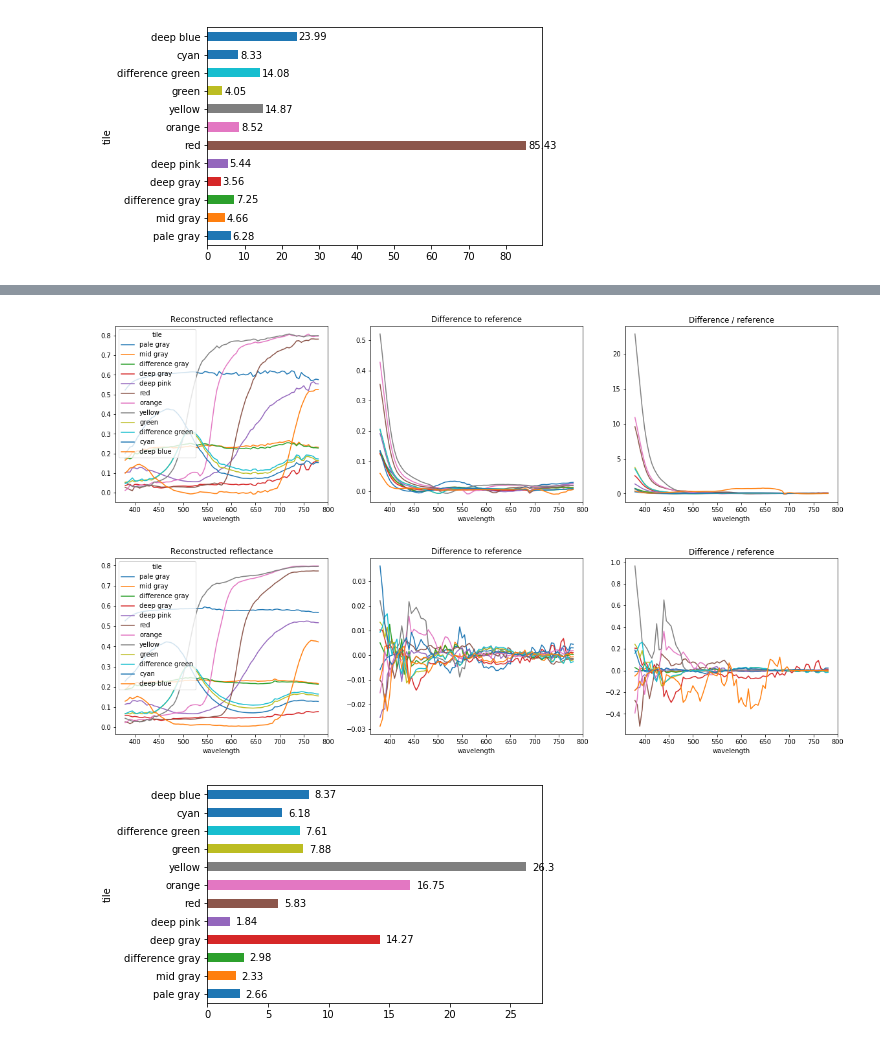
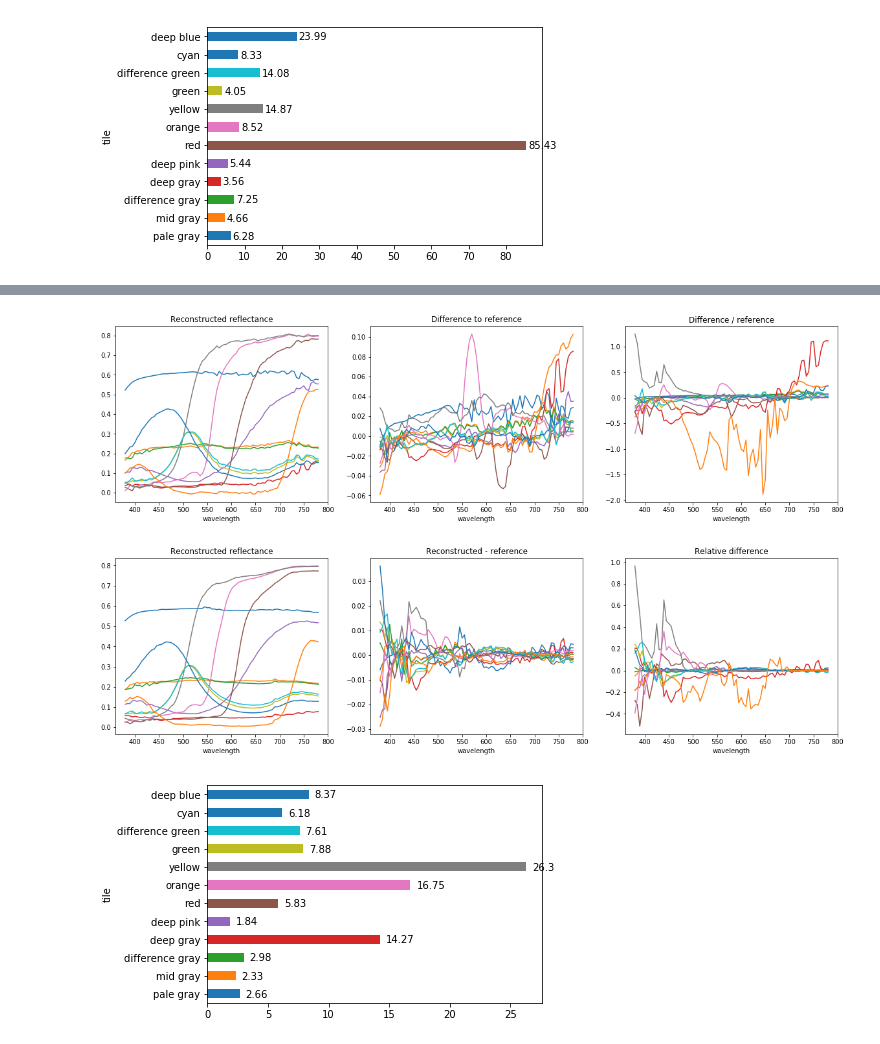
Before and after one commit to silmae/colortiles, a Jupyter notebook: Fit of measurement.ipynb, the cells around one changed output, grey strips where cells are left out. Cells and saved outputs as stored; diff of their text form; code cells hidden in the pictures.

Commit message:
Use explicit cmf for deltaE, fix PTFE factor computation

```diff
--- a/Fit of measurement.ipynb
+++ b/Fit of measurement.ipynb
@@ -59,7 +74,7 @@ array([407.471664, 539.477383, 622.335896, 643.243884, 722.337684,
 # %% [markdown]
 Additionally we'll use the reflectance factors for 0/45 to correct from the PTFE reference to ideal lambertian reflectance:
 # %%
-measurement_to_fit = measured.interp_like(reference, method='linear') * PTFE_reflectance_factor_45_0()
+measurement_to_fit = measured.interp_like(reference, method='linear') / PTFE_reflectance_factor_45_0()
 # %%
 fig, ax = plt.subplots(ncols=2, figsize=(20,5))
 measured.plot.line(x='wavelength', ax=ax[0],add_legend=False)
@@ -170,29 +208,30 @@ for i, v in enumerate(deltaE(reference_cz.drop(['white', 'black'], dim='tile'),
 # %%
 fig, ax = plt.subplots(ncols=3, figsize=(20,5))
-reconstruction.plot.line(ax=ax[0], x='wavelength')
-(measurement_to_fit - reference_cz).plot.line(ax=ax[1], add_legend=False, x='wavelength')
-((measurement_to_fit - reference_cz)/reference_cz).plot.line(ax=ax[2], add_legend=False, x='wavelength')
+reconstruction.plot.line(ax=ax[0], x='wavelength', add_legend=False)
+(reconstruction - reference_cz).plot.line(ax=ax[1], add_legend=False, x='wavelength')
+((reconstruction - reference_cz)/reference_cz).plot.line(ax=ax[2], add_legend=False, x='wavelength')
 ax[0].set_title('Reconstructed reflectance')
 ax[1].set_title('Difference to reference')
 ax[2].set_title('Difference / reference')
 plt.show()
 # %% [output]
-[figure, old version]
+[figure, new version]
 # %%
 cz_coefs = fit_dataarray(measurement_to_fit, reference_cz)
 # %%
 reconstruction_cz = apply_model(measurement_to_fit, cz_coefs)
 # %%
 fig, ax = plt.subplots(ncols=3, figsize=(20,5))
-reconstruction_cz.plot.line(ax=ax[0], x='wavelength')
+reconstruction_cz.plot.line(ax=ax[0], x='wavelength', add_legend=False)
 (reconstruction_cz - reference_cz).plot.line(ax=ax[1], add_legend=False, x='wavelength')
 ((reconstruction_cz - reference_cz)/reference_cz).plot.line(ax=ax[2], add_legend=False, x='wavelength')
 ax[0].set_title('Reconstructed reflectance')
-ax[1].set_title('Difference to reference')
-ax[2].set_title('Difference / reference')
+ax[1].set_title('Reconstructed - reference')
+ax[2].set_title('Relative difference')
+plt.savefig('reconstructed_refCZ.png')
 plt.show()
 # %% [output]
-[figure, old version]
+[figure, new version]
 # %%
 deltaE(reconstruction_cz, reference_cz.drop(['white', 'black'], dim='tile'))['deltaE'].to_series().plot.barh()
 for i, v in enumerate(deltaE(reconstruction_cz, reference_cz.drop(['white', 'black'], dim='tile'))['deltaE'].values):
```
Also changed, not shown: parts of 17 cells of this notebook.
